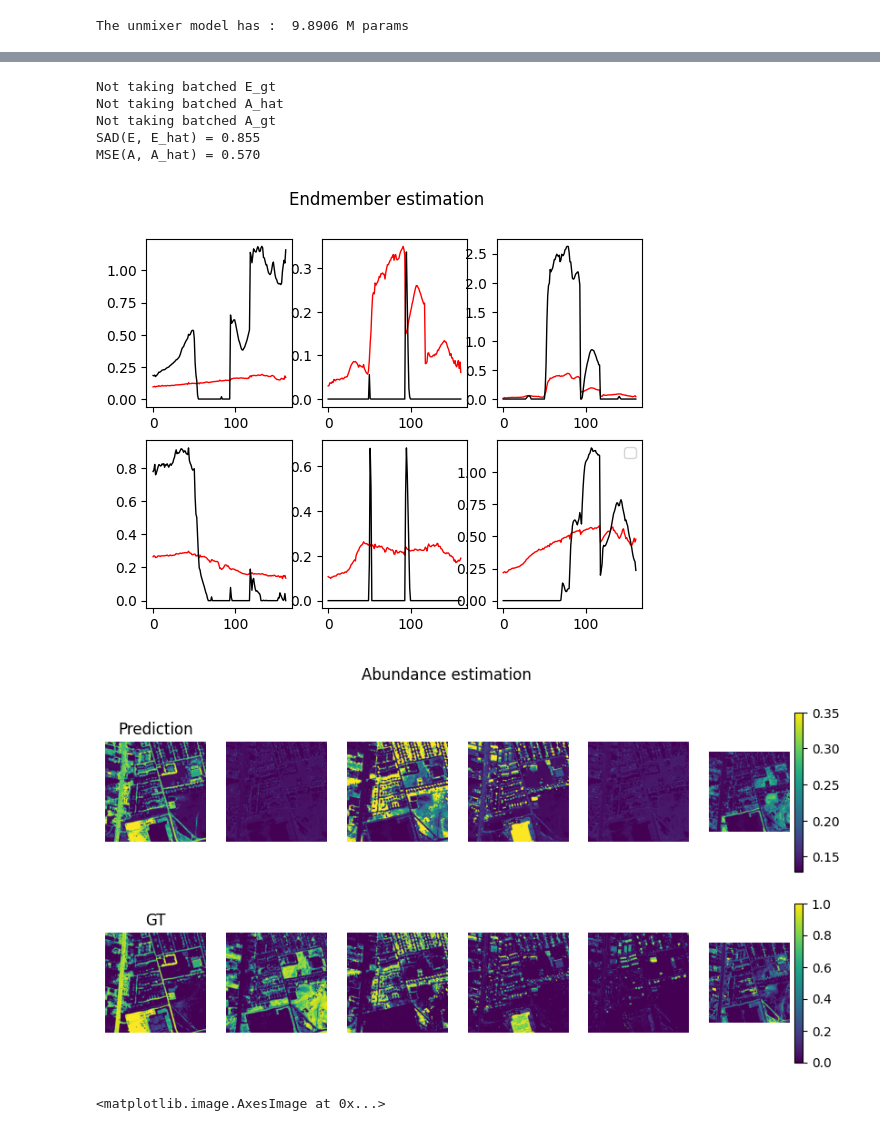
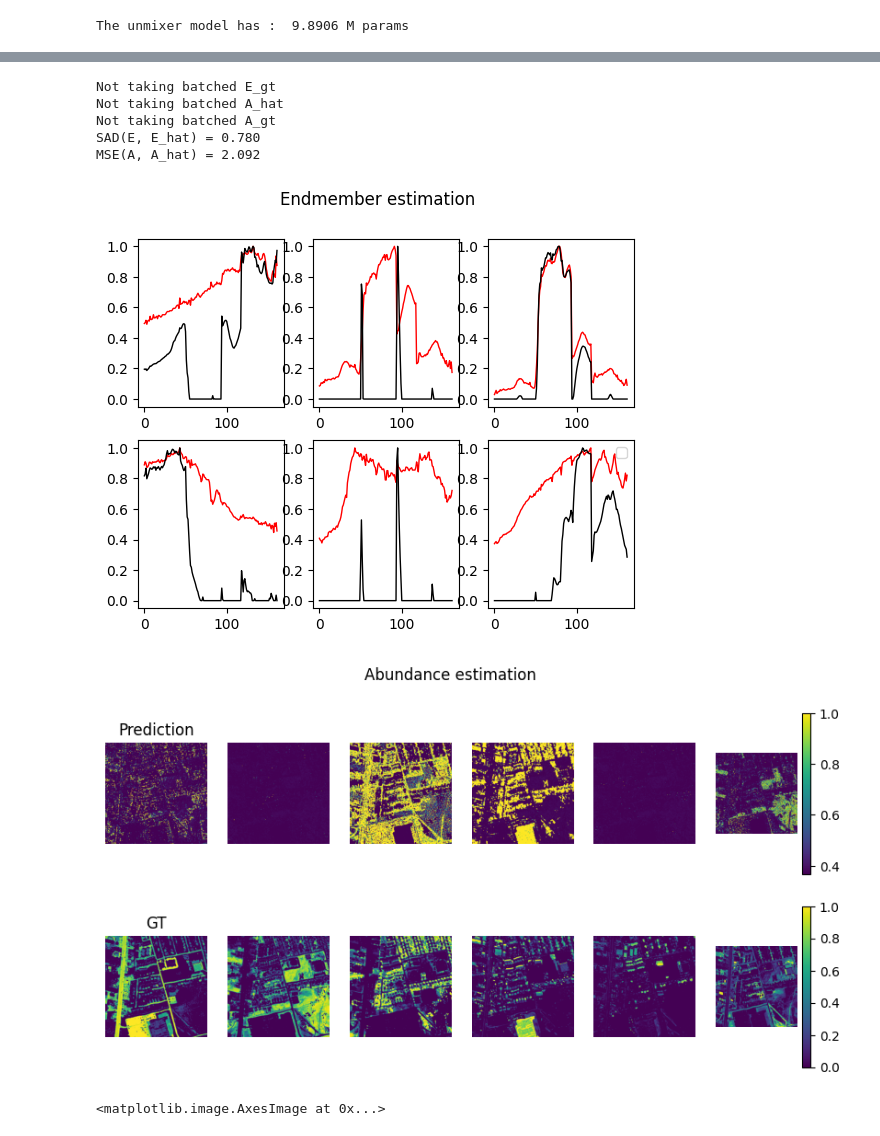
Before and after one commit to edabier/SS-HSU_benchmark, a Jupyter notebook: testing_models.ipynb, the cells around one changed output, grey strips where cells are left out. Saved outputs shown, nothing was run; the diff lists cells and outputs as text; code cells hidden in the pictures.

```diff
--- a/testing_models.ipynb
+++ b/testing_models.ipynb
@@ -19,10 +20,10 @@ else:
     print(f"{torch.cuda.is_available()}")
     dev = "cpu"
 # %%
-dataset = "urban"
+dataset = "jasper"
 data = io.loadmat(f"datasets/{dataset}.mat")
 Y_flat = torch.tensor(data["Y"], dtype=torch.float32)
-Y_flat = utils.normalize(Y_flat, dim=0)
+Y_flat = utils.normalize(Y_flat)
 E = torch.tensor(data["E"])
 A_flat = torch.tensor(data["A"])
 B, c, N = E.shape[0], E.shape[1], Y_flat.shape[1]
@@ -104,9 +148,8 @@ The unmixer model has :  9.8906 M params
 # %%
 train_losses = []
 loader, _, _ = utils.create_dataloader(dataset, patch_size=H, dev=dev)
-model = unmixer
 
-epochs, lr = 1000, 0.01
+epochs, lr = 6000, 1e-2
 optimizer = torch.optim.AdamW(model.parameters(), lr=lr)
 for epoch in range(epochs):
 
@@ -118,21 +161,26 @@ for epoch in range(epochs):
         Y = utils.oneD_to_2d(Y).to(dev)
         if Y.shape[-1] < 224:
             Y = F.interpolate(Y, size=(224,224))
-        Y = Y[:,:,:224, :224]
+        # Y = Y[:,:,:224, :224]
+        # Y_flat = Y.reshape(1, B, 224**2)
 
         E = E.to(dev)
         A = utils.oneD_to_2d(A).to(dev)
         if A.shape[-1] < 224:
             A = F.interpolate(A, size=(224,224))
-        A = A[:,:,:224, :224]
+        # A = A[:,:,:224, :224]
+        # A_flat = A.reshape(1, c, 224**2)
 
-        features = dofa.forward_features(Y, wavelengths)
-        E_hat, A_hat, Y_hat = model(features)
+        f_dofa = dofa.forward_features(Y, wavelengths)
+        noise = torch.rand_like(f_dofa)
+        E_hat, A_hat, Y_hat = model(f_dofa)
+        # E_hat, A_hat, Y_hat = model(Y)
 
-        loss = model.loss(Y, Y_hat, A_hat, E_hat, W_sad=1, W_ab=0, W_tv=0, W_mse=1e-5)
+        loss = model.loss(Y, Y_hat, A_hat, E_hat, W_sad=1, W_ab=1, W_tv=1e-3, W_mse=1e-5)
+        # loss = model.loss(Y_gt=Y_flat, Y_hat=Y_hat)
         train_loss += loss.item()
 
-        if epoch%100==0:
+        if epoch%(epochs//20)==0:
             print(f"Epoch {epoch}: loss =", format(loss, '.3f'))
 
         loss.backward()
@@ -165,5 +235,9 @@ Epoch 900: loss = 0.574
 # %%
-plt.imshow(F.interpolate(Y_hat, size=(1000,1000))[0,0].detach().cpu())
-plt.axis("off")
-plt.title("Reconstructed HSI")
+if model.__class__.__name__ == "DeepTransDOFA" or model.__class__.__name__ == "DeepTrans":
+    Y_hat = utils.oneD_to_2d(Y_hat)
+
+utils.compare_hsis(Y, Y_hat[0,0])
+# plt.imshow(F.interpolate(Y_hat, size=(2000,2000))[0,0].detach().cpu())
+# plt.axis("off")
+# plt.title("Reconstructed HSI")
 # %% [output]
@@ -172,14 +254,21 @@ Text(0.5, 1.0, 'Reconstructed HSI')
 # %%
-E_hat, A_hat, Y_hat = model(features)
-utils.plot_results(E_hat, A_hat, A, E)
+if model.__class__.__name__ == "DeepTrans":
+    E_hat, A_hat, Y_hat = model(Y)
+    Y_hat = utils.oneD_to_2d(Y_hat)
+    A_hat = utils.oneD_to_2d(A_hat)
+else:
+    E_hat, A_hat, Y_hat = model(features)
+if model.__class__.__name__ == "DeepTransDOFA":
+    A_hat = utils.oneD_to_2d(A_hat)
+utils.plot_results(E_hat, A_hat, A, E, normalize_E=True, normalize_A=True)
 # %% [output]
 Not taking batched E_gt
 Not taking batched A_hat
 Not taking batched A_gt
-SAD(E, E_hat) = 0.855
-MSE(A, A_hat) = 0.570
+SAD(E, E_hat) = 0.780
+MSE(A, A_hat) = 2.092
-[figure, old version]
+[figure, new version]
-[figure, old version]
+[figure, new version]
 # %%
 E_hat, A_hat, Y_hat = model(Y)
 # print(A_hat)
```
Also changed, not shown: parts of 9 cells of this notebook, 8 other files.
